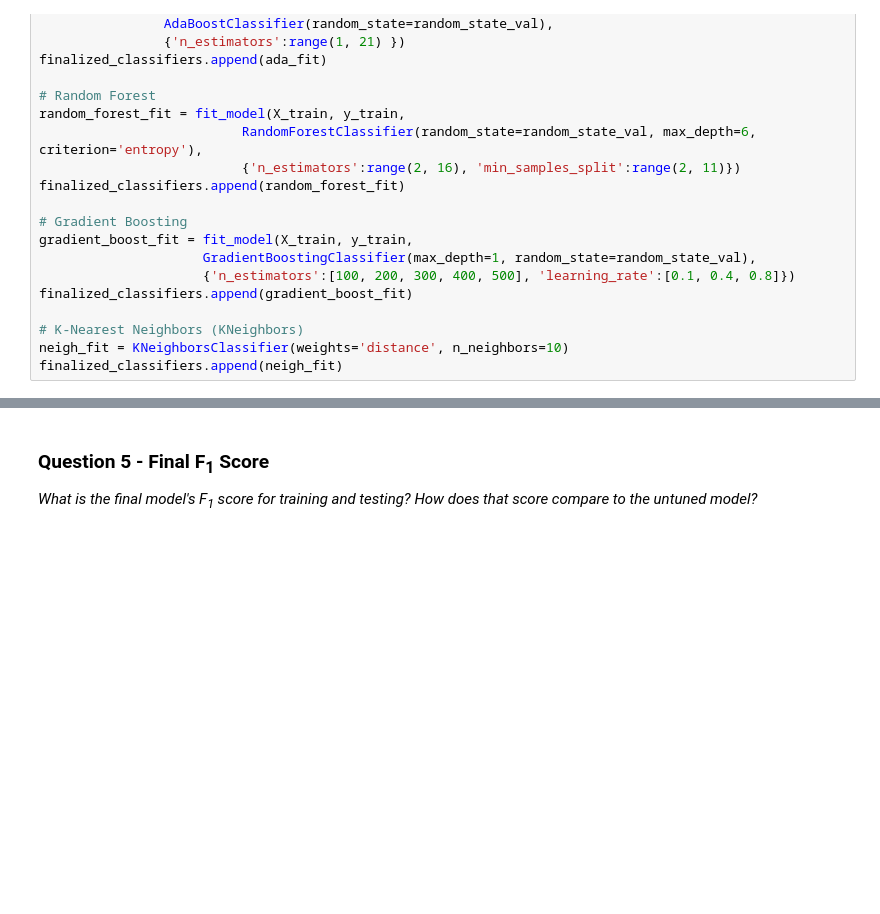
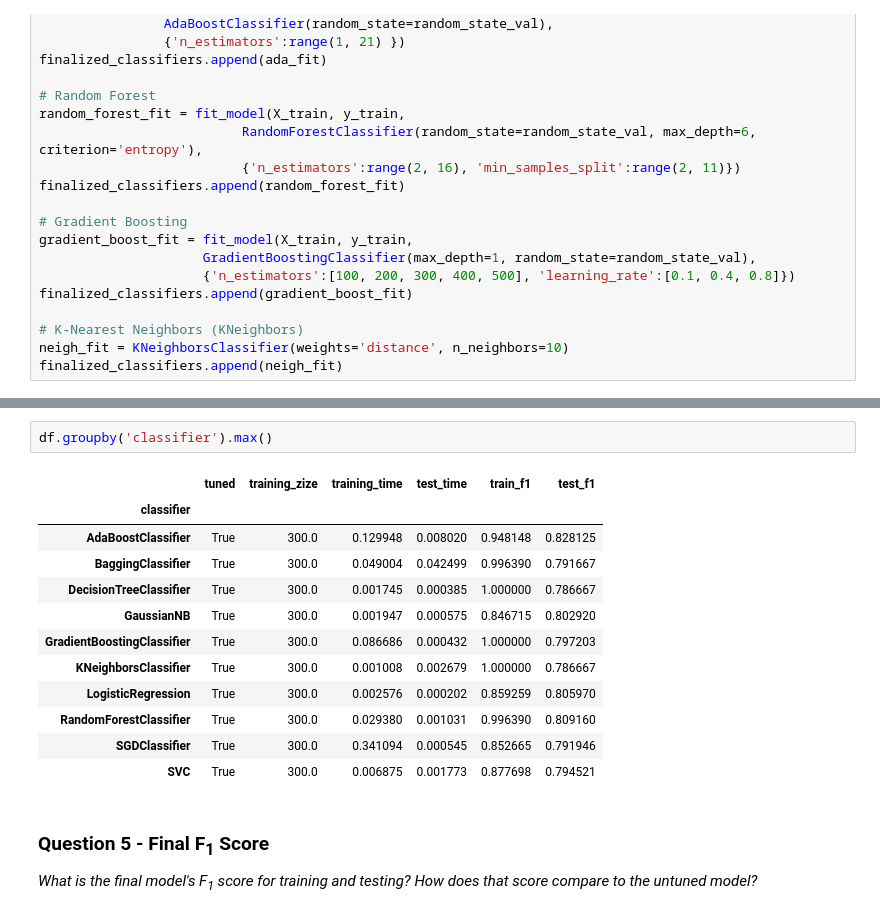
Before and after one commit to cjammi/machine-learning, a Jupyter notebook: projects/student_intervention/student_intervention.ipynb, the cells around one changed output, grey strips where cells are left out. Drawn from its saved outputs; the diff is of its cells as text; blank space fills up the shorter version.

```diff
--- a/projects/student_intervention/student_intervention.ipynb
+++ b/projects/student_intervention/student_intervention.ipynb
@@ -773,3 +794,18 @@ BaggingClassifier 0.772413793103 0.794701986755
+# %%
+df.groupby('classifier').max()
+# %% [output]
+|  | tuned | training_zize | training_time | test_time | train_f1 | test_f1 |
+| classifier |  |  |  |  |  |  |
+| AdaBoostClassifier | True | 300.0 | 0.129948 | 0.008020 | 0.948148 | 0.828125 |
+| BaggingClassifier | True | 300.0 | 0.049004 | 0.042499 | 0.996390 | 0.791667 |
+| DecisionTreeClassifier | True | 300.0 | 0.001745 | 0.000385 | 1.000000 | 0.786667 |
+| GaussianNB | True | 300.0 | 0.001947 | 0.000575 | 0.846715 | 0.802920 |
+| GradientBoostingClassifier | True | 300.0 | 0.086686 | 0.000432 | 1.000000 | 0.797203 |
+| KNeighborsClassifier | True | 300.0 | 0.001008 | 0.002679 | 1.000000 | 0.786667 |
+| LogisticRegression | True | 300.0 | 0.002576 | 0.000202 | 0.859259 | 0.805970 |
+| RandomForestClassifier | True | 300.0 | 0.029380 | 0.001031 | 0.996390 | 0.809160 |
+| SGDClassifier | True | 300.0 | 0.341094 | 0.000545 | 0.852665 | 0.791946 |
+| SVC | True | 300.0 | 0.006875 | 0.001773 | 0.877698 | 0.794521 |
 # %% [markdown]
 ### Question 5 - Final F<sub>1</sub> Score
 *What is the final model's F<sub>1</sub> score for training and testing? How does that score compare to the untuned model?*
```
Also changed, not shown: parts of 15 cells of this notebook.
